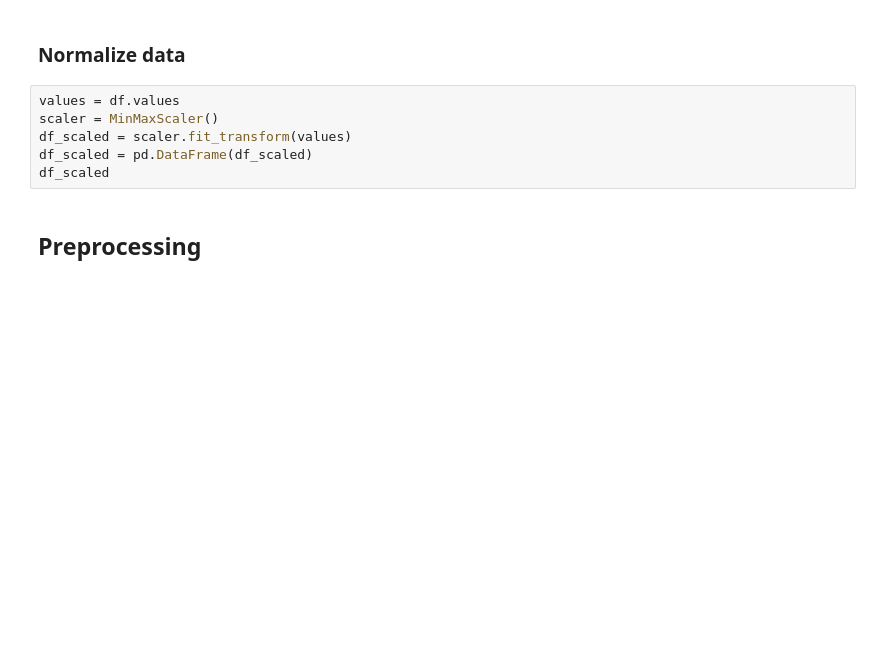
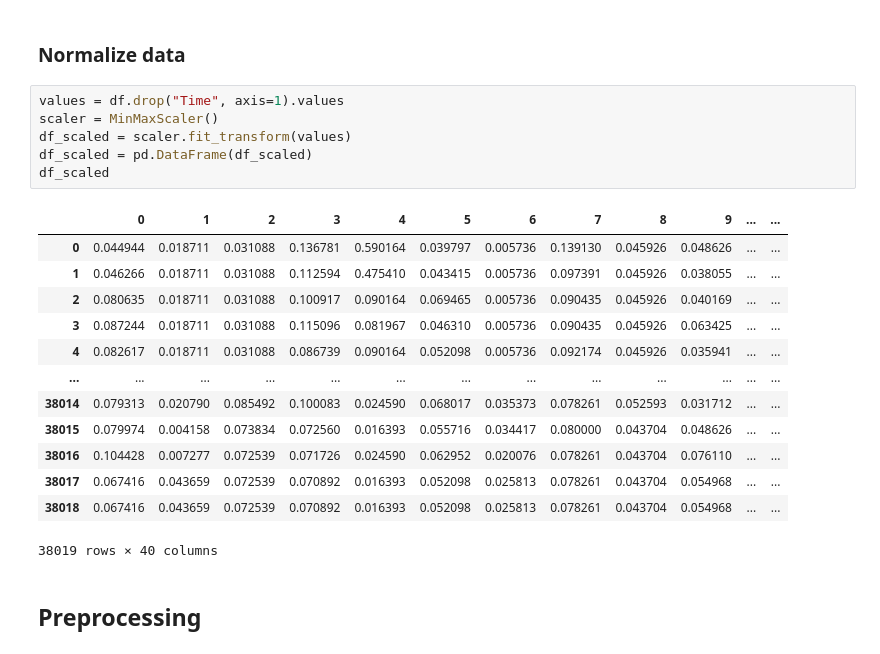
Before and after one commit to franciscomonteiro85/rec-energy-prediction-algorithm, a Jupyter notebook: notebooks/loureiro/Individual_Loureiro.ipynb, the cells around one changed output. Saved outputs shown, nothing was run; the diff lists cells and outputs as text; blank space fills up the shorter version.

```diff
--- a/Individual_Porto.ipynb
+++ b/notebooks/loureiro/Individual_Loureiro.ipynb
@@ -165,11 +165,25 @@ def show_graphic_per_timestep(metrics_list, number_timesteps, start_timestep=1):
 # %% [markdown]
 ### Normalize data
 # %%
-values = df.values
+values = df.drop("Time", axis=1).values
 scaler = MinMaxScaler()
 df_scaled = scaler.fit_transform(values)
 df_scaled = pd.DataFrame(df_scaled)
 df_scaled
+# %% [output]
+|  | 0 | 1 | 2 | 3 | 4 | 5 | 6 | 7 | 8 | 9 | ... | ... |
+| 0 | 0.044944 | 0.018711 | 0.031088 | 0.136781 | 0.590164 | 0.039797 | 0.005736 | 0.139130 | 0.045926 | 0.048626 | ... | ... |
+| 1 | 0.046266 | 0.018711 | 0.031088 | 0.112594 | 0.475410 | 0.043415 | 0.005736 | 0.097391 | 0.045926 | 0.038055 | ... | ... |
+| 2 | 0.080635 | 0.018711 | 0.031088 | 0.100917 | 0.090164 | 0.069465 | 0.005736 | 0.090435 | 0.045926 | 0.040169 | ... | ... |
+| 3 | 0.087244 | 0.018711 | 0.031088 | 0.115096 | 0.081967 | 0.046310 | 0.005736 | 0.090435 | 0.045926 | 0.063425 | ... | ... |
+| 4 | 0.082617 | 0.018711 | 0.031088 | 0.086739 | 0.090164 | 0.052098 | 0.005736 | 0.092174 | 0.045926 | 0.035941 | ... | ... |
+| ... | ... | ... | ... | ... | ... | ... | ... | ... | ... | ... | ... | ... |
+| 38014 | 0.079313 | 0.020790 | 0.085492 | 0.100083 | 0.024590 | 0.068017 | 0.035373 | 0.078261 | 0.052593 | 0.031712 | ... | ... |
+| 38015 | 0.079974 | 0.004158 | 0.073834 | 0.072560 | 0.016393 | 0.055716 | 0.034417 | 0.080000 | 0.043704 | 0.048626 | ... | ... |
+| 38016 | 0.104428 | 0.007277 | 0.072539 | 0.071726 | 0.024590 | 0.062952 | 0.020076 | 0.078261 | 0.043704 | 0.076110 | ... | ... |
+| 38017 | 0.067416 | 0.043659 | 0.072539 | 0.070892 | 0.016393 | 0.052098 | 0.025813 | 0.078261 | 0.043704 | 0.054968 | ... | ... |
+| 38018 | 0.067416 | 0.043659 | 0.072539 | 0.070892 | 0.016393 | 0.052098 | 0.025813 | 0.078261 | 0.043704 | 0.054968 | ... | ... |
+38019 rows × 40 columns
 # %% [markdown]
 ## Preprocessing
 # %%
```
Also changed, not shown: parts of 4 cells of this notebook, 31 other files.
